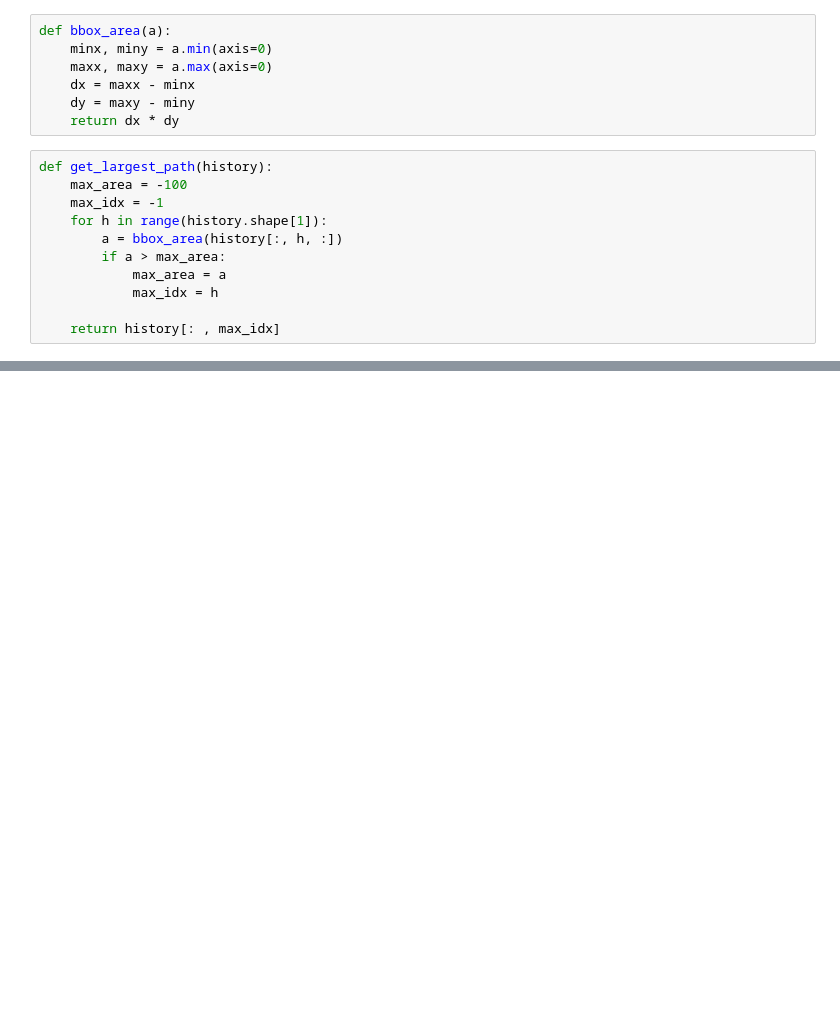
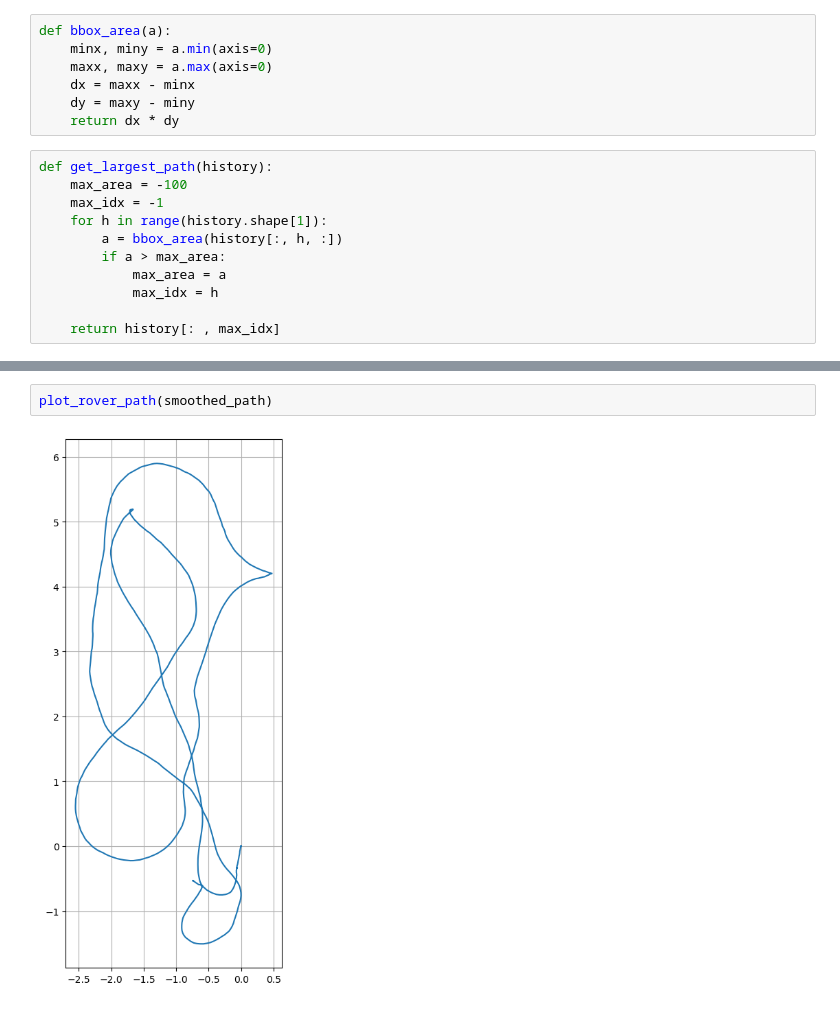
Before and after one commit to sacovo/ros-fhnw-localization, a Jupyter notebook: notebooks/lidar_pos_estimate.ipynb, the cells around one changed output, grey strips where cells are left out. Cells and saved outputs as stored; diff of their text form; blank space fills up the shorter version.

```diff
--- a/notebooks/lidar_pos_estimate.ipynb
+++ b/notebooks/lidar_pos_estimate.ipynb
@@ -164,0 +167,4 @@ array([[ 1.72104508e+18,  1.72104508e+18,  1.72104508e+18, ...,
+# %%
+plot_rover_path(smoothed_path)
+# %% [output]
+[figure, added]
```
Also changed, not shown: parts of 9 cells of this notebook, 20 other files.
